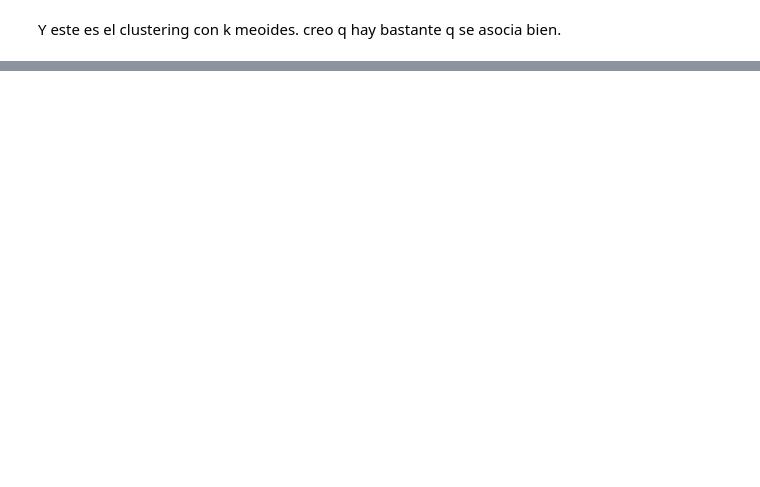
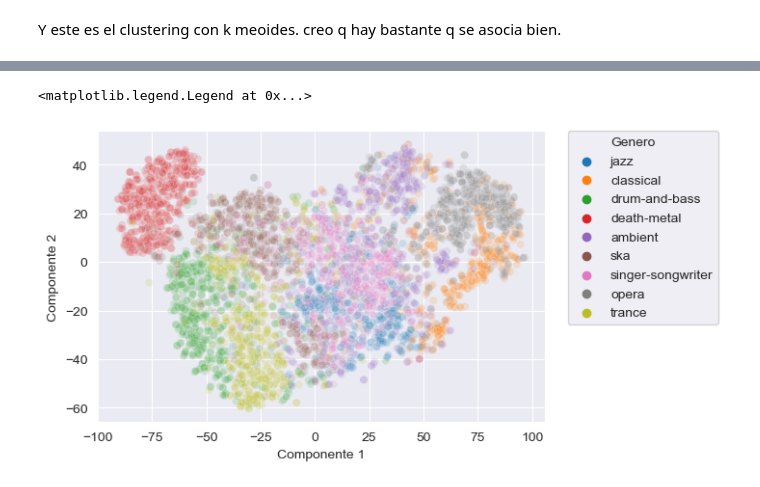
Before and after one commit to francotestori/dmctuba_01, a Jupyter notebook: preprocesamiento/03_tsne.ipynb, the cells around one changed output, grey strips where cells are left out. Saved outputs shown, nothing was run; the diff lists cells and outputs as text; code cells hidden in the pictures; blank space fills up the shorter version.

```diff
--- a/preprocesamiento/03_tsne.ipynb
+++ b/preprocesamiento/03_tsne.ipynb
@@ -285,0 +316,9 @@ plt.show()
+# %%
+plt.rcParams['figure.figsize'] = [6, 4]
+
+dfff = pd.DataFrame ({"Componente 1":Xred[:,0],"Componente 2":Xred[:,1],"Genero":genre_real.values})
+sns.scatterplot(data=dfff, x="Componente 1", y="Componente 2", hue="Genero",alpha=0.15)
+plt.legend(bbox_to_anchor=(1.05, 1), loc=2, borderaxespad=0.)
+# %% [output]
+<matplotlib.legend.Legend at 0x...>
+[figure, added]
```
Also changed, not shown: parts of 12 cells of this notebook, 1 other file.
